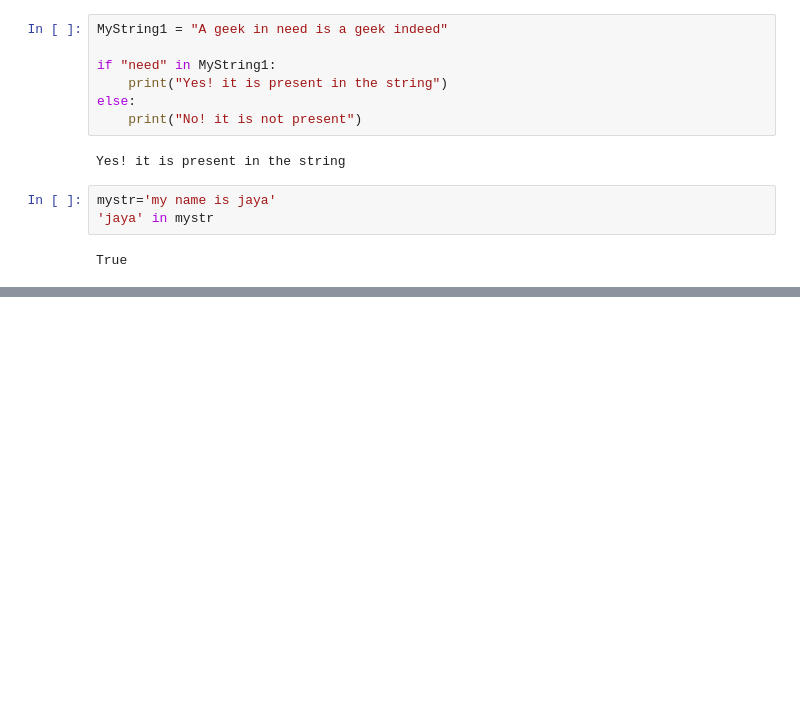
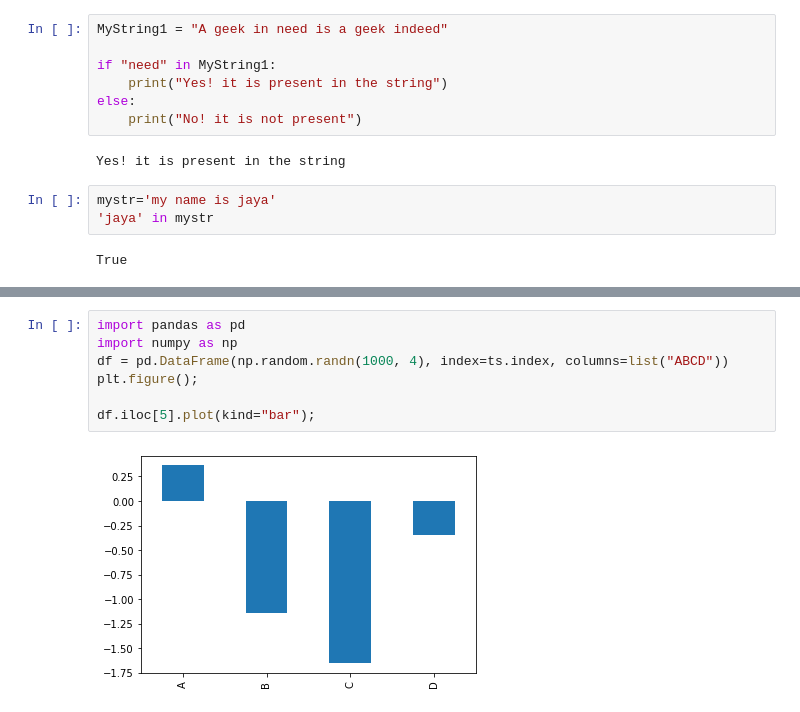
Before and after one commit to Jaya9522/daily-practice, a Jupyter notebook: Untitled30.ipynb, the cells around one changed output, grey strips where cells are left out. Cells and saved outputs as stored; diff of their text form; blank space fills up the shorter version.

```diff
--- a/Untitled30.ipynb
+++ b/Untitled30.ipynb
@@ -1982,0 +1993,9 @@ True
+# %%
+import pandas as pd
+import numpy as np
+df = pd.DataFrame(np.random.randn(1000, 4), index=ts.index, columns=list("ABCD"))
+plt.figure();
+
+df.iloc[5].plot(kind="bar");
+# %% [output]
+[figure, added]
```
Also changed, not shown: parts of 10 cells of this notebook.
